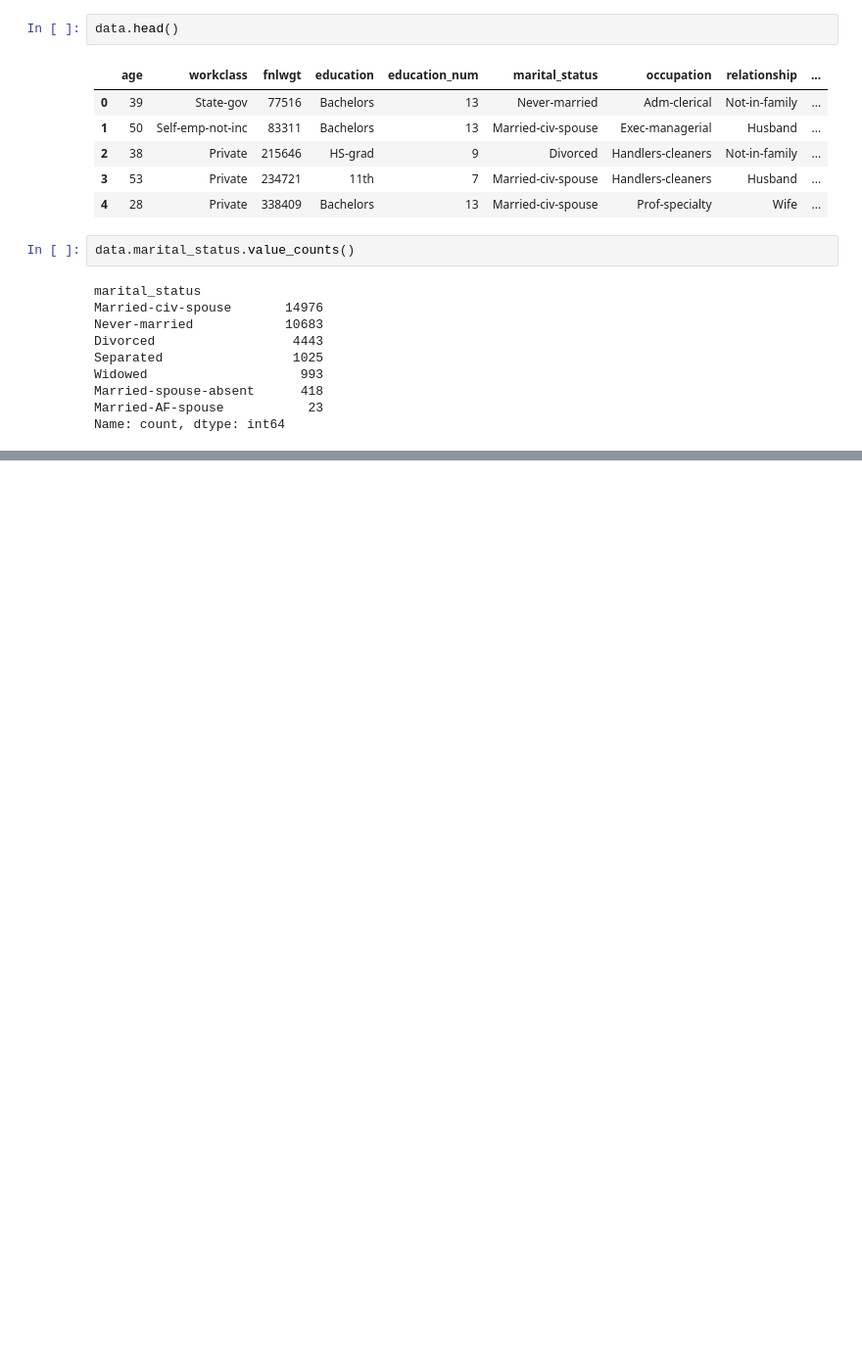
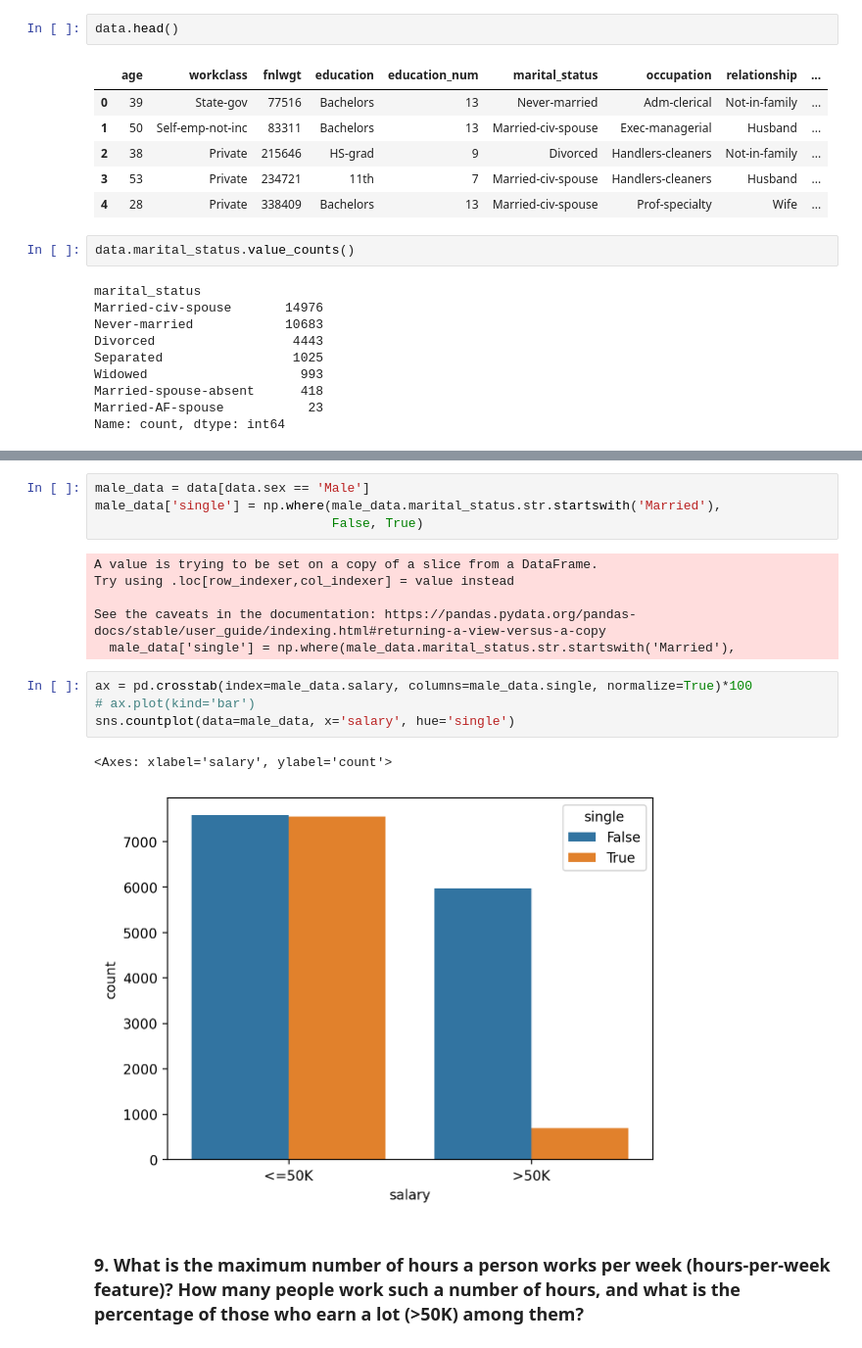
Before and after one commit to francisphamsd/mlcourse-ai, a Jupyter notebook: 1. Exploratory Data Analysis with Pandas/uci-adult-analysis/uci-adult-analysis.ipynb, the cells around one changed output, grey strips where cells are left out. Shown at 98% size. Cells and saved outputs as stored; diff of their text form; blank space fills up the shorter version.

```diff
--- a/1. Exploratory Data Analysis with Pandas/uci-adult-analysis/uci-adult-analysis.ipynb
+++ b/1. Exploratory Data Analysis with Pandas/uci-adult-analysis/uci-adult-analysis.ipynb
@@ -207,0 +219,19 @@ TypeError: type BarContainer doesn't define __round__ method
+# %%
+male_data = data[data.sex == 'Male']
+male_data['single'] = np.where(male_data.marital_status.str.startswith('Married'),
+                               False, True)
+# %% [output]
+A value is trying to be set on a copy of a slice from a DataFrame.
+Try using .loc[row_indexer,col_indexer] = value instead
+
+See the caveats in the documentation: https://pandas.pydata.org/pandas-docs/stable/user_guide/indexing.html#returning-a-view-versus-a-copy
+  male_data['single'] = np.where(male_data.marital_status.str.startswith('Married'),
+# %%
+ax = pd.crosstab(index=male_data.salary, columns=male_data.single, normalize=True)*100
+# ax.plot(kind='bar')
+sns.countplot(data=male_data, x='salary', hue='single')
+# %% [output]
+<Axes: xlabel='salary', ylabel='count'>
+[figure, added]
+# %% [markdown]
+### 9. What is the maximum number of hours a person works per week (hours-per-week feature)? How many people work such a number of hours, and what is the percentage of those who earn a lot (>50K) among them?
```
Also changed, not shown: parts of 7 cells of this notebook.
